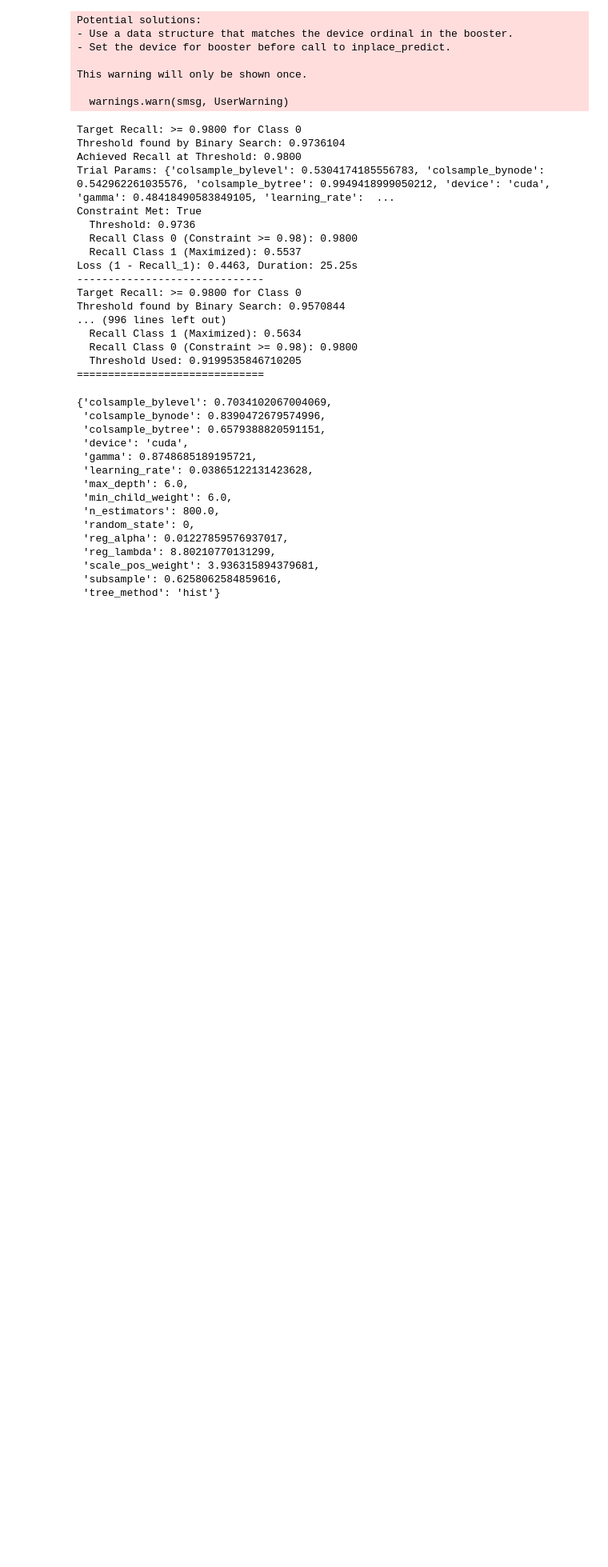
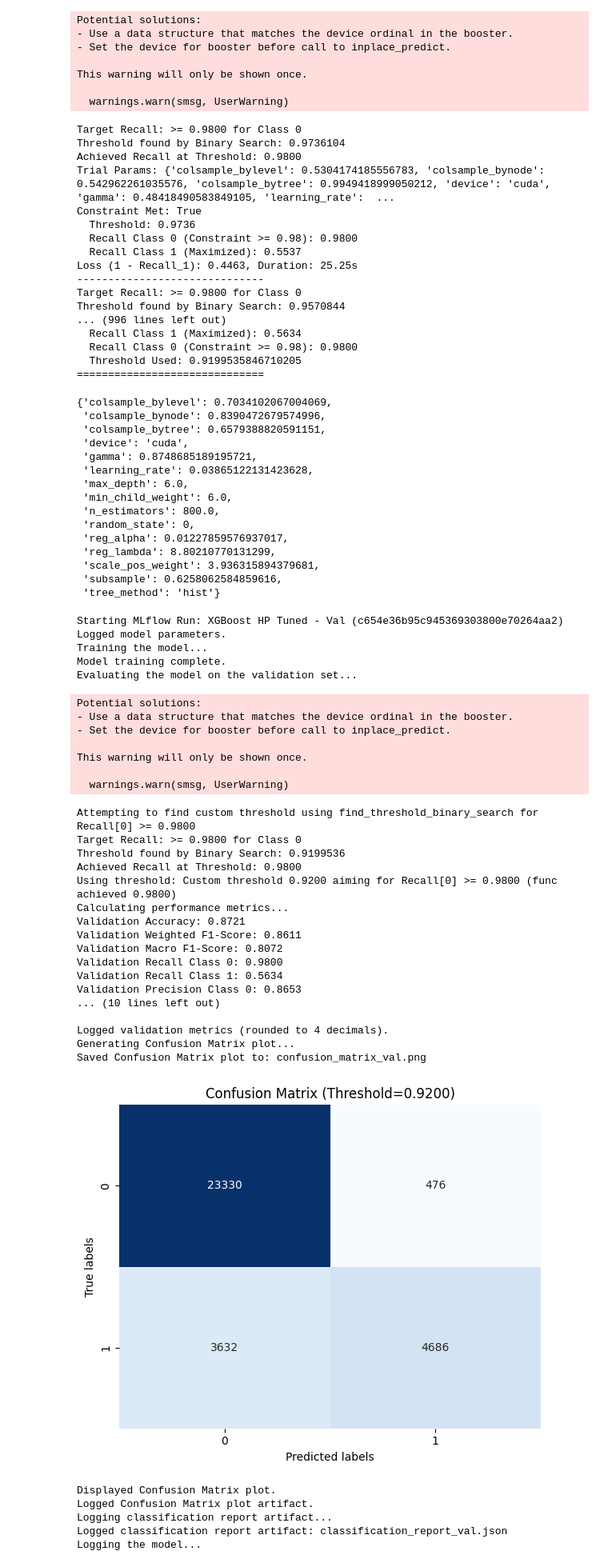
Before and after one commit to Vaseekaran-V/FYP_MSc, a Jupyter notebook: src/machine_learning/hp_tuning/xgb/xgb.ipynb, the cells around one changed output. Shown at 80% size. Cells and saved outputs as stored; diff of their text form; code cells hidden in the pictures; blank space fills up the shorter version.

```diff
--- a/src/machine_learning/hp_tuning/xgb/xgb.ipynb
+++ b/src/machine_learning/hp_tuning/xgb/xgb.ipynb
@@ -394,8 +394,70 @@ best_hyperparameters
  'scale_pos_weight': 3.936315894379681,
  'subsample': 0.6258062584859616,
  'tree_method': 'hist'}
+# %%
+best_hyperparameters = {'colsample_bylevel': 0.7034102067004069,
+ 'colsample_bynode': 0.8390472679574996,
+ 'colsample_bytree': 0.6579388820591151,
+ 'device': 'cuda',
+ 'gamma': 0.8748685189195721,
+ 'learning_rate': 0.03865122131423628,
+ 'max_depth': 6.0,
+ 'min_child_weight': 6.0,
+ 'n_estimators': 800.0,
+ 'random_state': 0,
+ 'reg_alpha': 0.01227859576937017,
+ 'reg_lambda': 8.80210770131299,
+ 'scale_pos_weight': 3.936315894379681,
+ 'subsample': 0.6258062584859616,
+ 'tree_method': 'hist'}
 # %%
 best_hyperparameters['max_depth'] = int(best_hyperparameters['max_depth'])
 best_hyperparameters['n_estimators'] = int(best_hyperparameters['n_estimators'])
 # %%
 from utils.mlflow_ml_model_logger import log_classification_model
+# %%
+model = XGBClassifier(**best_hyperparameters)
+log_classification_model(
+        model=model,
+        X_train=train_df.drop(columns=['customer_ID']),
+        y_train=y_train['target'].values,
+        X_val=val_df.drop(columns=['customer_ID']),
+        y_val=y_val['target'].values,
+        run_name="XGBoost HP Tuned - Val"
+    )
+# %% [output]
+Starting MLflow Run: XGBoost HP Tuned - Val (c654e36b95c945369303800e70264aa2)
+Logged model parameters.
+Training the model...
+Model training complete.
+Evaluating the model on the validation set...
+Potential solutions:
+- Use a data structure that matches the device ordinal in the booster.
+- Set the device for booster before call to inplace_predict.
+
+This warning will only be shown once.
+
+  warnings.warn(smsg, UserWarning)
+Attempting to find custom threshold using find_threshold_binary_search for Recall[0] >= 0.9800
+Target Recall: >= 0.9800 for Class 0
+Threshold found by Binary Search: 0.9199536
+Achieved Recall at Threshold: 0.9800
+Using threshold: Custom threshold 0.9200 aiming for Recall[0] >= 0.9800 (func achieved 0.9800)
+Calculating performance metrics...
+Validation Accuracy: 0.8721
+Validation Weighted F1-Score: 0.8611
+Validation Macro F1-Score: 0.8072
+Validation Recall Class 0: 0.9800
+Validation Recall Class 1: 0.5634
+Validation Precision Class 0: 0.8653
+... (10 lines left out)
+
+Logged validation metrics (rounded to 4 decimals).
+Generating Confusion Matrix plot...
+Saved Confusion Matrix plot to: confusion_matrix_val.png
+[figure, added]
+Displayed Confusion Matrix plot.
+Logged Confusion Matrix plot artifact.
+Logging classification report artifact...
+Logged classification report artifact: classification_report_val.json
+Logging the model...
```
Also changed, not shown: parts of 2 cells of this notebook, 6 other files.
